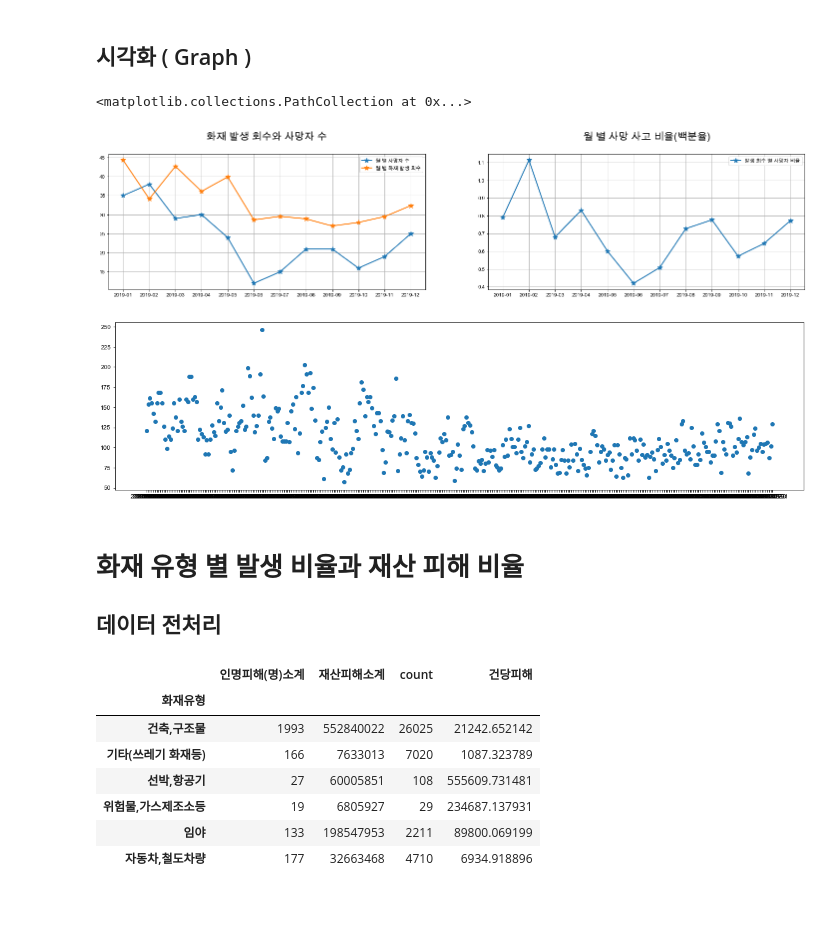
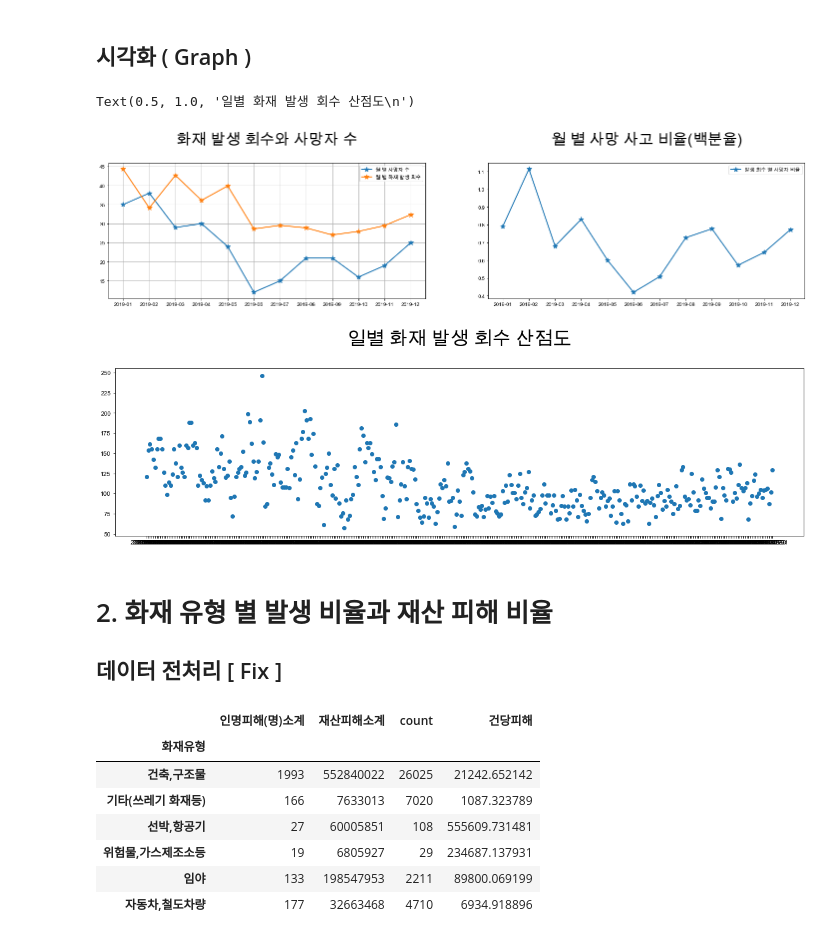
Before and after one commit to charmingjae/pandas, a Jupyter notebook: work/project.ipynb, the cells around one changed output. Cells and saved outputs as stored; diff of their text form; code cells hidden in the pictures; blank space fills up the shorter version.

```diff
--- a/work/project.ipynb
+++ b/work/project.ipynb
@@ -81,44 +81,43 @@ dfOccCor
 # %%
 # Figure 1
 # 월 별 사망 사고 비율
 plt.figure(figsize=(25,5))
 
 plt.subplot(121)
 plt.plot(df_sumByMonth.index, df_sumByMonth['사망'], marker='*',markersize=10,linewidth=2, label='월 별 사망자 수')
 plt.plot(df_sumByMonth.index, df_sumByMonth['발생회수']/100, marker='*',markersize=10,linewidth=2, label='월 별 화재 발생 회수')
 plt.grid(True)
 plt.legend()
 plt.xlabel(u'')
-plt.title('화재 발생 회수와 사망자 수\n', size=20)
+plt.title('화재 발생 회수와 사망자 수\n', size=30)
 
 
 plt.subplot(122)
 plt.plot(df_sumByMonth.index, (df_sumByMonth['사망']/df_sumByMonth['발생회수'])*100, marker='*',markersize=10,linewidth=2, label='발생 회수 별 사망자 비율')
-plt.grid(True)
 plt.legend()
 plt.xlabel(u'')
-plt.title('월 별 사망 사고 비율(백분율)\n', size=20)
+plt.title('월 별 사망 사고 비율(백분율)\n', size=30)
 
 
 
 # Figure 2
 plt.figure(figsize=(20,5))
 
 plt.subplot(111)
 
 # 일별 부상, 사망자, 발생 회수
 
-df_CntType = data.groupby(data['onlyDay']).sum().iloc[:,[1,2]]
-df_CntType['발생회수'] = data['onlyDay'].groupby(data['onlyDay']).count()
-
-plt.scatter(df_CntType.index, df_CntType['발생회수'])
+df_Cnt = data.groupby(data['onlyDay']).sum().iloc[:,[1,2]]
+df_Cnt['발생회수'] = data['onlyDay'].groupby(data['onlyDay']).count()
+plt.scatter(df_Cnt.index, df_Cnt['발생회수'])
+plt.title('일별 화재 발생 회수 산점도\n', size=30)
 # %% [output]
-<matplotlib.collections.PathCollection at 0x...>
+Text(0.5, 1.0, '일별 화재 발생 회수 산점도\n')
-[figure, old version]
+[figure, new version]
-[figure, old version]
+[figure, new version]
 # %% [markdown]
-# 화재 유형 별 발생 비율과 재산 피해 비율
-## 데이터 전처리
+# 2. 화재 유형 별 발생 비율과 재산 피해 비율
+## 데이터 전처리 [ Fix ]
 # %%
 # Create DataFrame
 df_dmgPerCase = data.groupby(data['화재유형']).sum()
```
Also changed, not shown: parts of 40 cells of this notebook.
